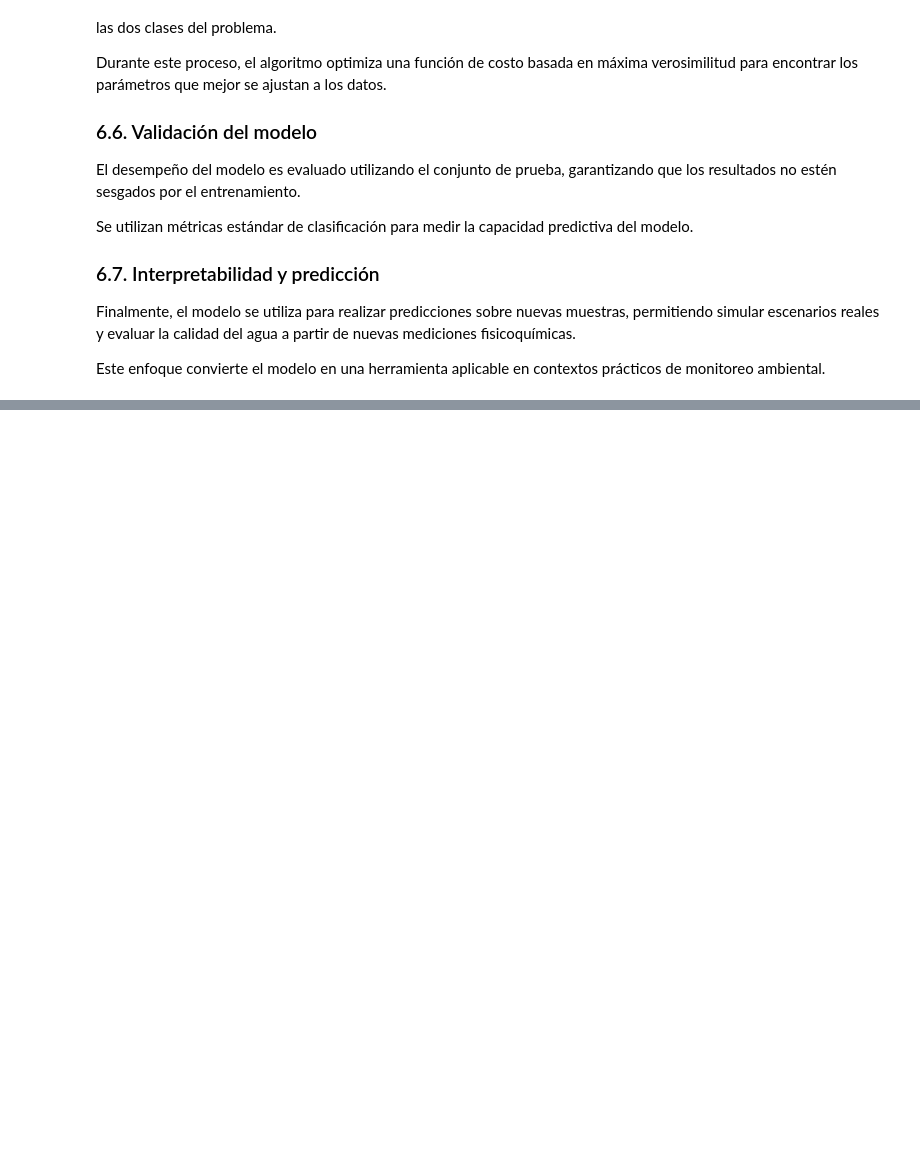
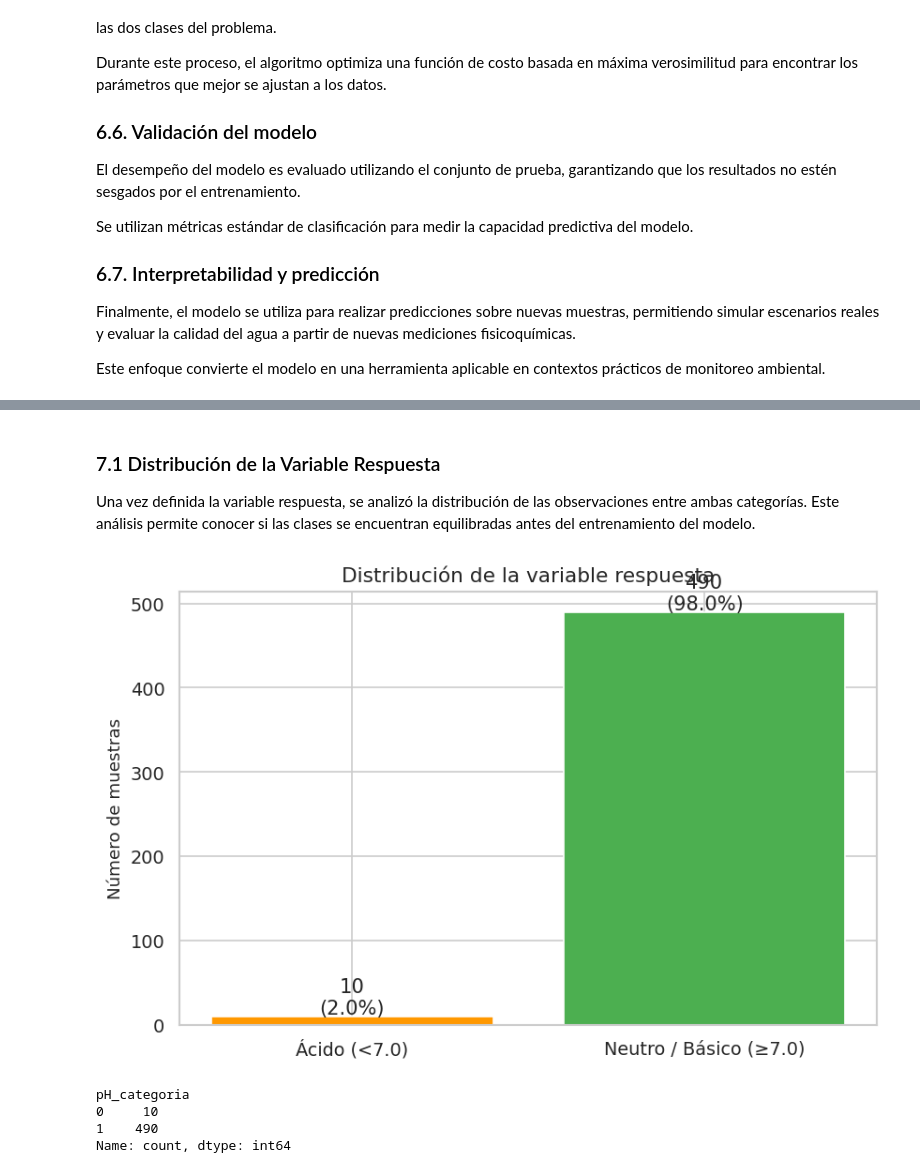
Before and after one commit to NicolleMendozaC/water-quality-dashboard-final, a Jupyter notebook: _build/jupyter_execute/notebooks/EDA_Calidad_Agua_2_0.ipynb, the cells around one changed output, grey strips where cells are left out. Drawn from its saved outputs; the diff is of its cells as text; code cells hidden in the pictures; blank space fills up the shorter version.

```diff
--- a/_build/jupyter_execute/notebooks/EDA_Calidad_Agua_2_0.ipynb
+++ b/_build/jupyter_execute/notebooks/EDA_Calidad_Agua_2_0.ipynb
@@ -746,0 +757,7 @@ Este enfoque convierte el modelo en una herramienta aplicable en contextos prác
+# %%
+import numpy as np
+
+# Crear la variable respuesta
+df["pH_categoria"] = np.where(df["pH"] < 7.0, 0, 1)
+
+df[["pH","pH_categoria"]].head()
@@ -746,0 +771,41 @@ Este enfoque convierte el modelo en una herramienta aplicable en contextos prác
+# %% [markdown]
+### 7.1 Distribución de la Variable Respuesta
+Una vez definida la variable respuesta, se analizó la distribución de las observaciones entre ambas categorías. Este análisis permite conocer si las clases se encuentran equilibradas antes del entrenamiento del modelo.
+# %%
+import matplotlib.pyplot as plt
+
+conteo = df["pH_categoria"].value_counts().sort_index()
+
+etiquetas = {
+    0:"Ácido (<7.0)",
+    1:"Neutro / Básico (≥7.0)"
+}
+
+fig, ax = plt.subplots(figsize=(8,5))
+
+bars = ax.bar(
+    [etiquetas[i] for i in conteo.index],
+    conteo.values,
+    color=["#FF9800","#4CAF50"]
+)
+
+for bar,val in zip(bars,conteo.values):
+    ax.text(
+        bar.get_x()+bar.get_width()/2,
+        bar.get_height()+3,
+        f"{val}\n({val/len(df)*100:.1f}%)",
+        ha="center"
+    )
+
+ax.set_title("Distribución de la variable respuesta")
+ax.set_ylabel("Número de muestras")
+
+plt.show()
+
+print(conteo)
+# %% [output]
+[figure, added]
+pH_categoria
+0     10
+1    490
+Name: count, dtype: int64
```
Also changed, not shown: parts of 48 cells of this notebook, 20 other files.
